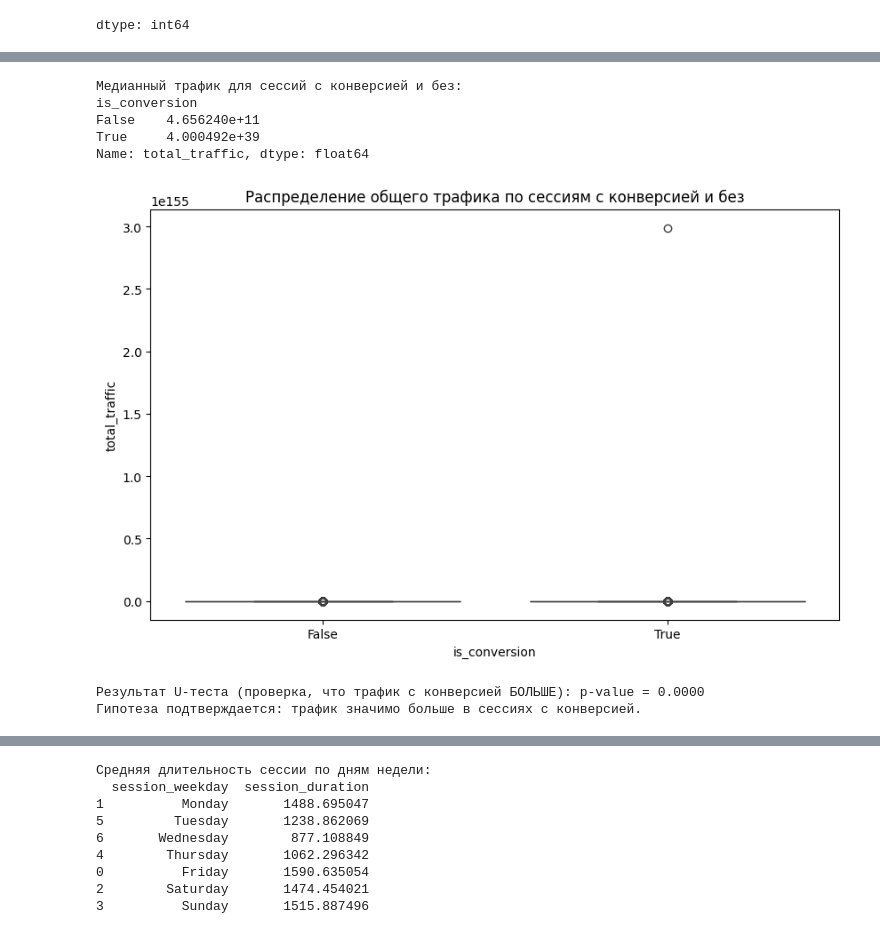
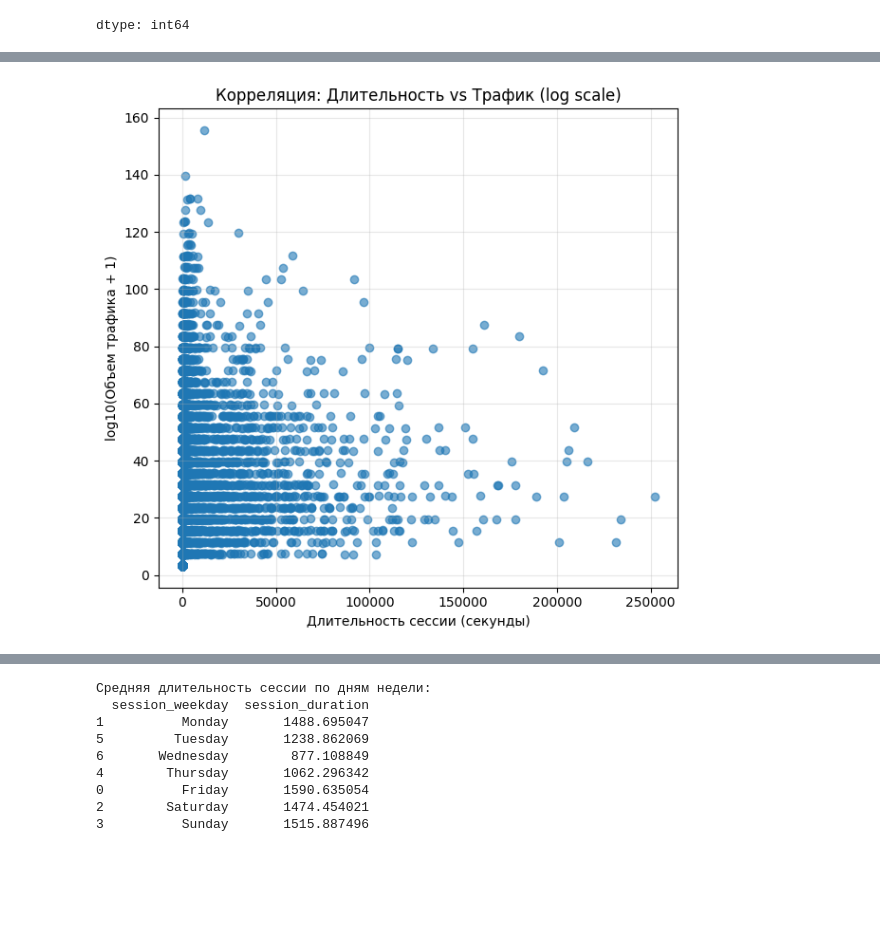
Before and after one commit to MatveyOreshkinn/Minor, a Jupyter notebook: Oreshkin's_best_hypotheses.ipynb, the cells around one changed output, grey strips where cells are left out. Cells and saved outputs as stored; diff of their text form; code cells hidden in the pictures; blank space fills up the shorter version.

```diff
--- a/Oreshkin's_best_hypotheses.ipynb
+++ b/Oreshkin's_best_hypotheses.ipynb
@@ -134,41 +130,40 @@ sessions_df.head()
 | 2 | 0.1.123.163 | 2015-01-11 02:14:47+03:00 | 2015-01-11 02:15:00+03:00 | 48474036 | 2 | 13.0 | False | ... |
 | 3 | 0.10.100.21 | 2015-01-07 04:17:31+03:00 | 2015-01-07 04:21:48+03:00 | 322737533554481435563327 | 6 | 257.0 | False | ... |
 | 4 | 0.101.22.59 | 2015-01-30 20:49:59+03:00 | 2015-01-30 21:06:37+03:00 | 361829503388397629323926 | 6 | 998.0 | False | ... |
-# %%
-sessions_df['total_traffic'] = pd.to_numeric(sessions_df['total_traffic'], errors='coerce')
-
-traffic_comparison = sessions_df.groupby('is_conversion')['total_traffic'].median()
-print("Медианный трафик для сессий с конверсией и без:")
-print(traffic_comparison)
-
-# Для наглядности можно использовать визуализацию
-import seaborn as sns
-import matplotlib.pyplot as plt
-
-plt.figure(figsize=(10, 6))
-sns.boxplot(data=sessions_df, x='is_conversion', y='total_traffic')
-plt.title('Распределение общего трафика по сессиям с конверсией и без')
-plt.show()
-
-# Для статистической проверки можно использовать U-тест Манна-Уитни, т.к. данные скорее всего не нормально распределены
-from scipy.stats import mannwhitneyu
-
-conversion_traffic = sessions_df[sessions_df['is_conversion'] == True]['total_traffic']
-non_conversion_traffic = sessions_df[sessions_df['is_conversion'] == False]['total_traffic']
-
-stat, p_value = mannwhitneyu(conversion_traffic, non_conversion_traffic, alternative='greater')
-print(f"\nРезультат U-теста (проверка, что трафик с конверсией БОЛЬШЕ): p-value = {p_value:.4f}")
-
-if p_value < 0.05:
-    print("Гипотеза подтверждается: трафик значимо больше в сессиях с конверсией.")
-else:
-    print("Гипотеза не подтверждается: значимой разницы в трафике не обнаружено.")
-# %% [output]
-Медианный трафик для сессий с конверсией и без:
-is_conversion
-False    4.656240e+11
-True     4.000492e+39
-Name: total_traffic, dtype: float64
-[figure, removed]
-Результат U-теста (проверка, что трафик с конверсией БОЛЬШЕ): p-value = 0.0000
-Гипотеза подтверждается: трафик значимо больше в сессиях с конверсией.
+# %%
+def safe_convert_to_numeric(series):
+    """Безопасное преобразование колонки в числовой формат"""
+    try:
+        return pd.to_numeric(series, errors='coerce')
+    except:
+
+        return series.astype(float)
+
+
+sessions_df['total_traffic'] = safe_convert_to_numeric(sessions_df['total_traffic'])
+sessions_df['session_duration'] = safe_convert_to_numeric(sessions_df['session_duration'])
+# %%
+
+
+sessions_df_clean = sessions_df.dropna(subset=['total_traffic', 'session_duration'])
+
+# Преобразуем total_traffic в более читаемый формат
+sessions_df_clean['total_traffic_mb'] = sessions_df_clean['total_traffic'] / (1024 * 1024)  # в мегабайты
+sessions_df_clean['total_traffic_gb'] = sessions_df_clean['total_traffic'] / (1024 * 1024 * 1024)  # в гигабайты
+
+
+plt.figure(figsize=(12, 6))
+
+
+
+plt.subplot(1, 2, 2)
+plt.scatter(sessions_df_clean['session_duration'], np.log10(sessions_df_clean['total_traffic'] + 1), alpha=0.6)
+plt.xlabel('Длительность сессии (секунды)')
+plt.ylabel('log10(Объем трафика + 1)')
+plt.title('Корреляция: Длительность vs Трафик (log scale)')
+plt.grid(True, alpha=0.3)
+
+plt.tight_layout()
+plt.show()
+# %% [output]
+[figure, added]
```
Also changed, not shown: parts of 5 cells of this notebook.
